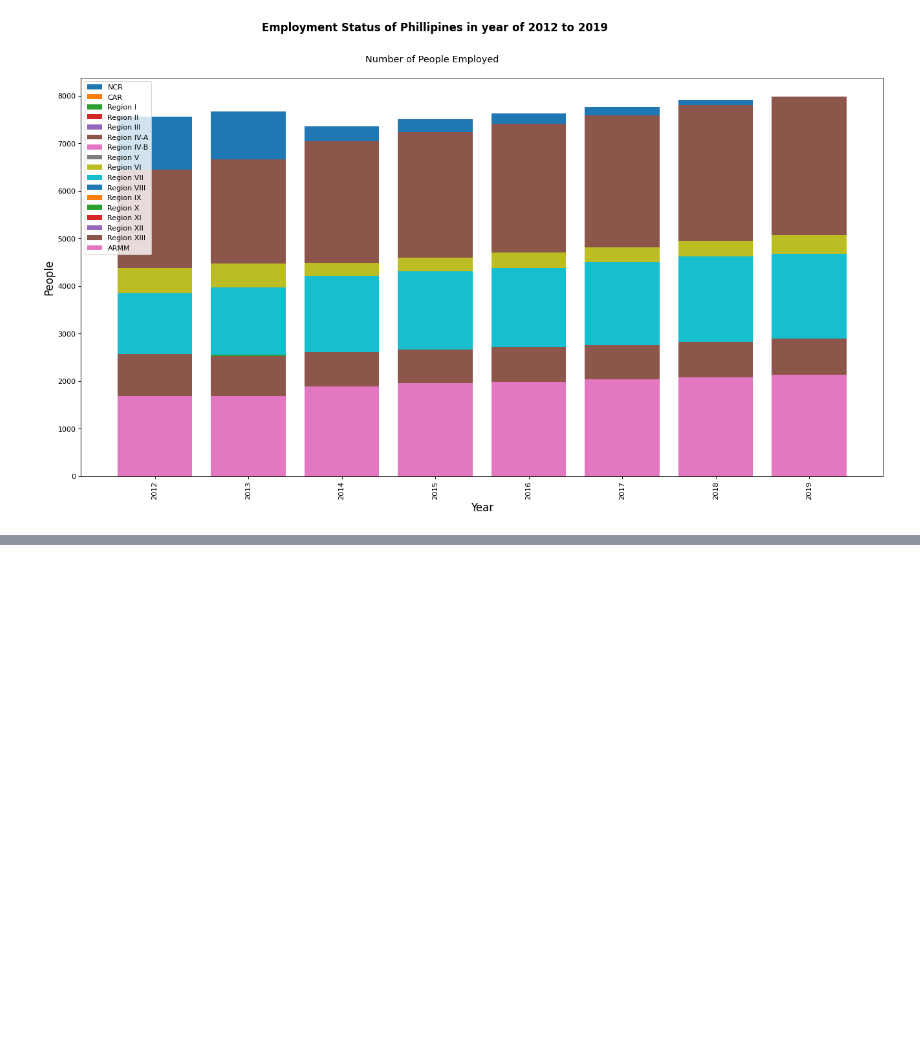
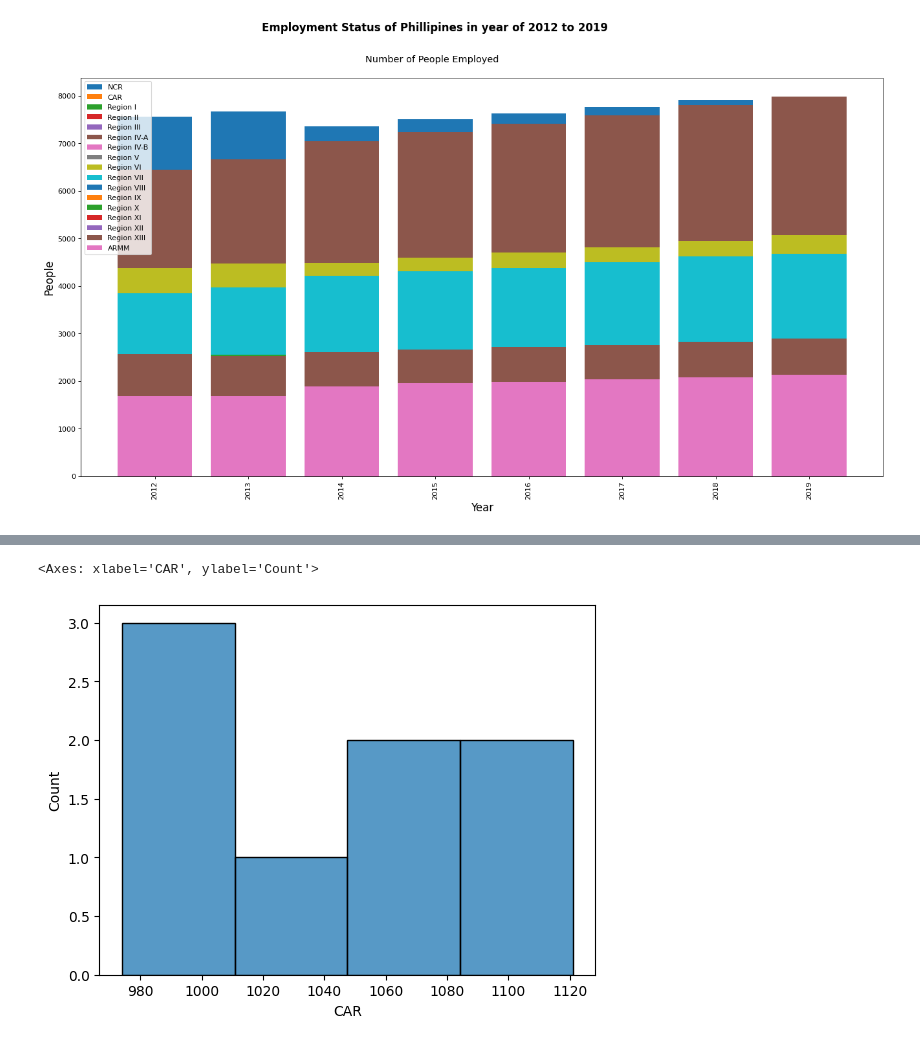
Before and after one commit to KuyaGit/dataanalyticsfinals, a Jupyter notebook: data.ipynb, the cells around one changed output, grey strips where cells are left out. Drawn from its saved outputs; the diff is of its cells as text; code cells hidden in the pictures; blank space fills up the shorter version.

```diff
--- a/data.ipynb
+++ b/data.ipynb
@@ -251,0 +242,22 @@ plt.show()
+# %%
+# convert data to numpy array
+var_to_analyze = np.asarray(employeeNumber['CAR'])
+
+# calculate mean and standard deviation
+mean, sd = np.mean(var_to_analyze), np.std(var_to_analyze)
+
+# determine threshold and detect outliers
+threshold = 2.5
+outliers = var_to_analyze[np.abs((var_to_analyze - mean) / sd) > threshold]
+
+# print outliers
+print("The detected outliers are: ", outliers)
+
+# remove outliers from the original dataset
+var_clean = var_to_analyze[np.abs((var_to_analyze - mean) / sd) <= threshold]
+
+var_clean = pd.DataFrame(var_clean, columns=['CAR'])
+
+
+# print the cleaned dataset
+print("The cleaned var without outliers is: ", var_clean)
@@ -251,0 +280,5 @@ plt.show()
+# %%
+sns.histplot(var_clean['CAR'])
+# %% [output]
+<Axes: xlabel='CAR', ylabel='Count'>
+[figure, added]
```
Also changed, not shown: parts of 7 cells of this notebook.
